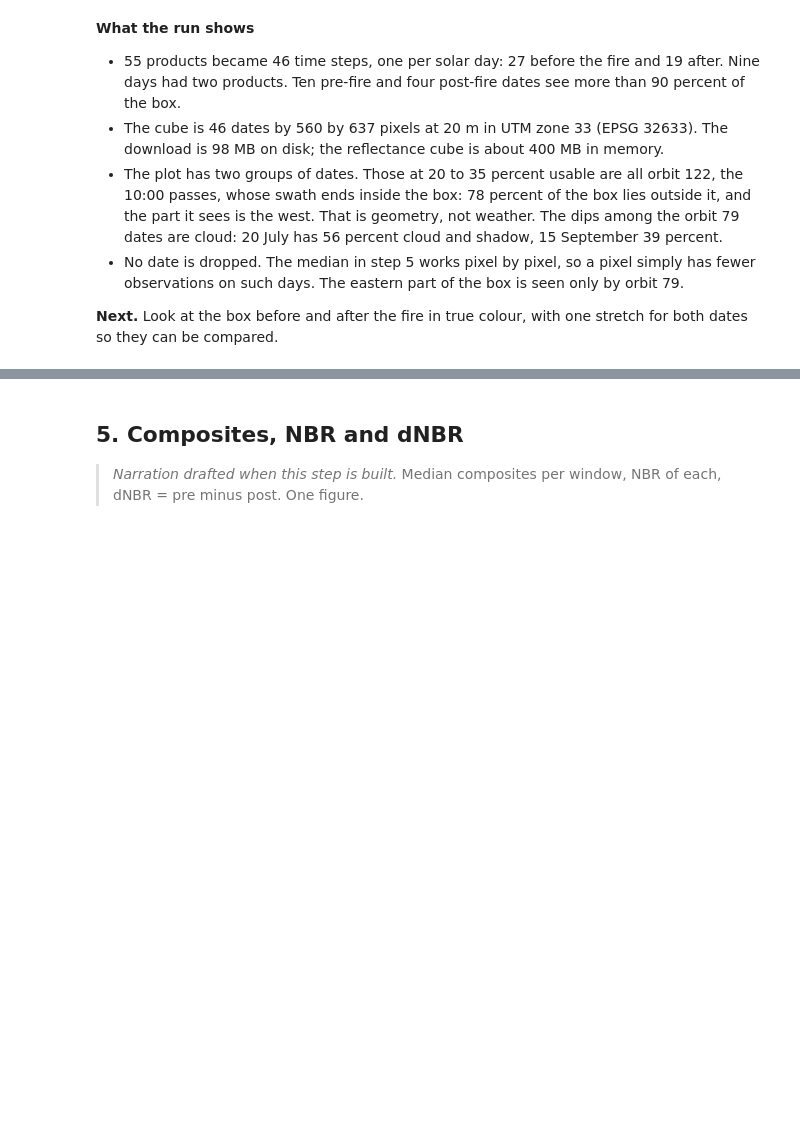
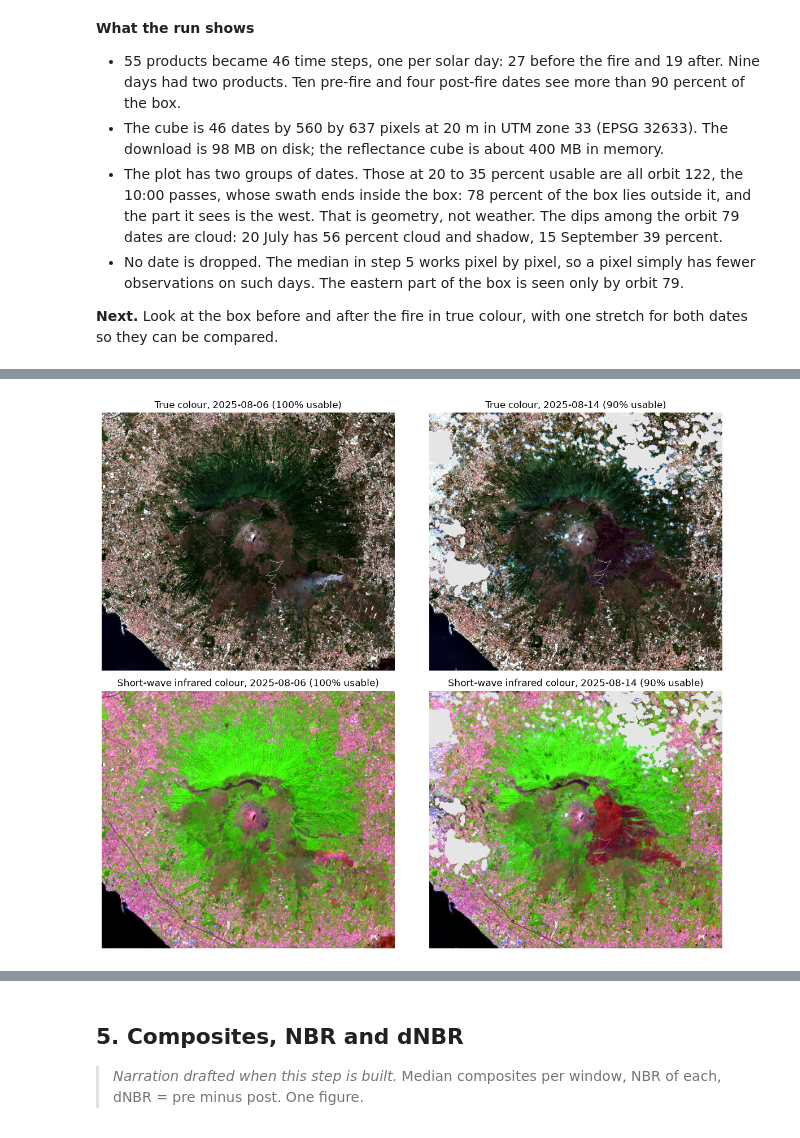
Before and after one commit to Black-Lights/vesuvius-burn-severity, a Jupyter notebook: vesuvius_burn_severity.ipynb, the cells around one changed output, grey strips where cells are left out. Cells and saved outputs as stored; diff of their text form; code cells hidden in the pictures; blank space fills up the shorter version.

```diff
--- a/vesuvius_burn_severity.ipynb
+++ b/vesuvius_burn_severity.ipynb
@@ -162,3 +168,9 @@ ax.legend();
 # %%
-# Step 4: written after step 3 is approved.
+# Step 4. The clearest dates closest to the fire, in true colour and in short-wave infrared colour.
+from burnsev import plots
+
+pre_day, post_day = "2025-08-06", "2025-08-14"
+fig = plots.before_after(refl, pre_day, post_day)
+# %% [output]
+[figure, added]
 # %% [markdown]
```
Also changed, not shown: parts of 2 cells of this notebook, 2 other files.
